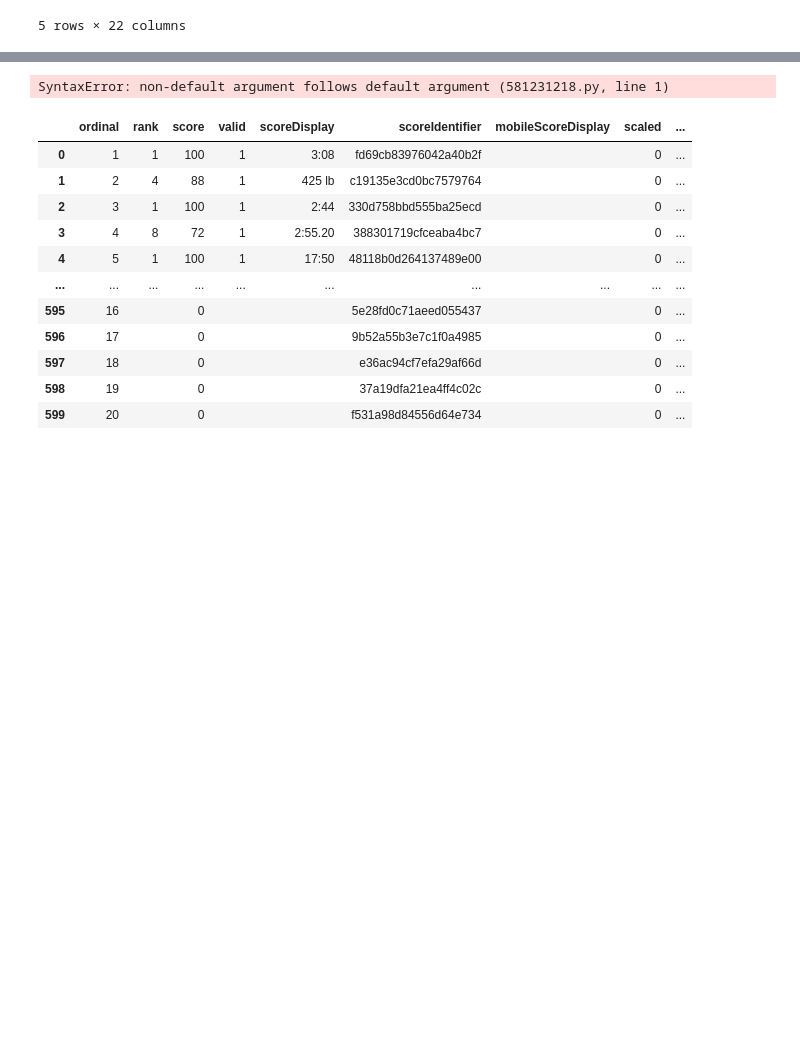
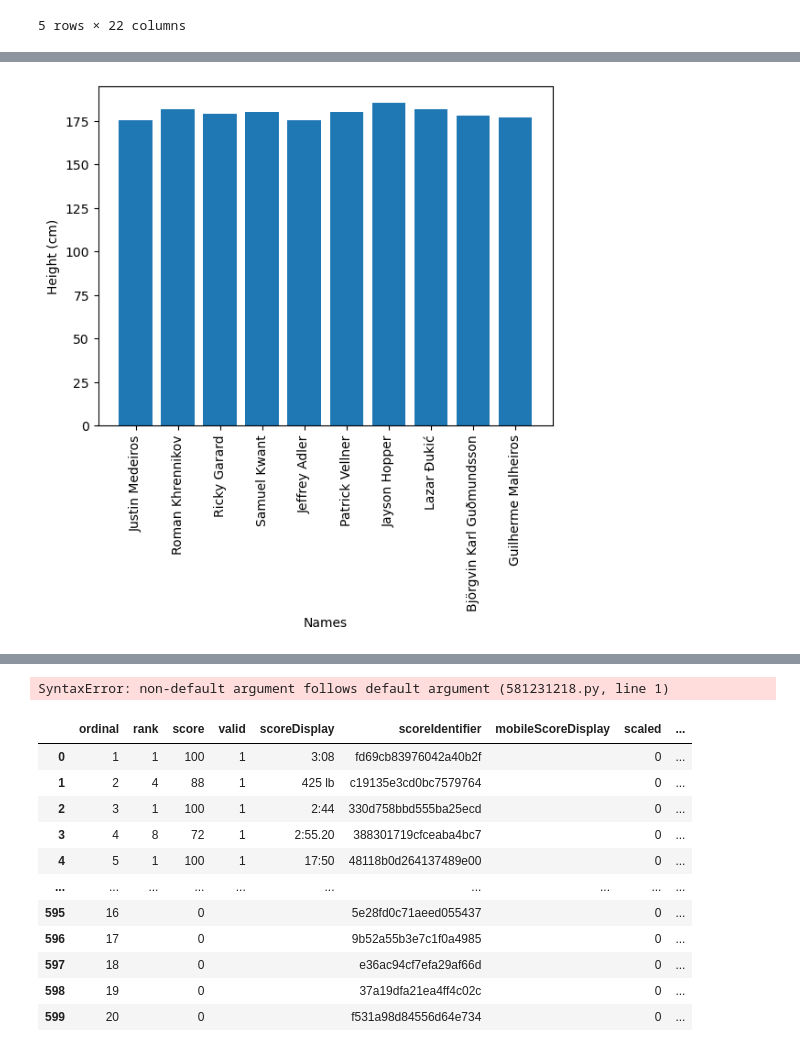
Before and after one commit to ArnarHardarson/rice-krispie-cakes, a Jupyter notebook: notebook_new_datamodel.ipynb, the cells around one changed output, grey strips where cells are left out. Cells and saved outputs as stored; diff of their text form; code cells hidden in the pictures; blank space fills up the shorter version.

```diff
--- a/notebook_new_datamodel.ipynb
+++ b/notebook_new_datamodel.ipynb
@@ -11,6 +16,6 @@ import re
 # %%
-def games_json_dump(year=2022, division=1):
-    url = f"https://c3po.crossfit.com/api/leaderboards/v2/competitions/games/{year}/leaderboards?division={division}&sort=0&page=1"
+def games_json_dump(year=2022, division=1, page=1):
+    url = f"https://c3po.crossfit.com/api/leaderboards/v2/competitions/games/{year}/leaderboards?division={division}&sort=0&page={page}"
     #Sends the request and reads the response.
     response = requests.get(url)
     #Loads response as JSON
@@ -83,2 +71,0 @@ def games_info_competitors(year, division):
-# %%
-df_games_info_competitors = games_info_competitors(2022,1)
@@ -93,0 +153,7 @@ df_games_info_competitors.head(5)
+# %%
+# virkar ekki upp að 2020
+df_games_info_competitors = pd.DataFrame()
+for i in [2017,2018,2020]:
+    df_temp = games_info_competitors(i,1)
+    df_games_info_competitors = pd.concat([df_games_info_competitors, df_temp], ignore_index=True)
+    df_games_info_competitors['year'] = i
@@ -111,11 +204,10 @@ def lb_to_kg(weight):
         return float(weight.replace('kg', '').strip())
 # %%
 # apply the function to the 'Height' column and assign it back to the column
-competitorsInfo['heightInCm'] = competitorsInfo['height'].apply(inch_to_cm)
-competitorsInfo['weightInKg'] = competitorsInfo['weight'].apply(lb_to_kg)
-
-# print the updated dataframe
-competitorsInfo.head(5)
+df_games_info_competitors['heightInCm'] = df_games_info_competitors['height'].apply(inch_to_cm)
+df_games_info_competitors['weightInKg'] = df_games_info_competitors['weight'].apply(lb_to_kg)
+# print the updated dataframe to see results
+df_games_info_competitors.head(5)
 # %% [output]
 |  | competitorId | competitorName | firstName | lastName | status | postCompStatus | gender | profilePicS3key | ... |
 | 0 | 811708 | Justin Medeiros | Justin | Medeiros | ACT |  | M | 672d4-P811708_4-184.jpg | ... |
@@ -135,0 +239,16 @@ df_cfgMales.loc[i,'heightInInches'] = heightInFeet*12 + heightInInches
+# %%
+top10 = df_games_info_competitors.head(10)
+
+# create a bar chart of the height data
+plt.bar(top10['competitorName'], top10['heightInCm'],)
+
+# add x-axis and y-axis labels
+plt.xlabel('Names')
+plt.ylabel('Height (cm)')
+
+# rotate the x-axis labels
+plt.xticks(rotation=90)
+
+plt.show()
+# %% [output]
+[figure, added]
```
Also changed, not shown: parts of 19 cells of this notebook.
